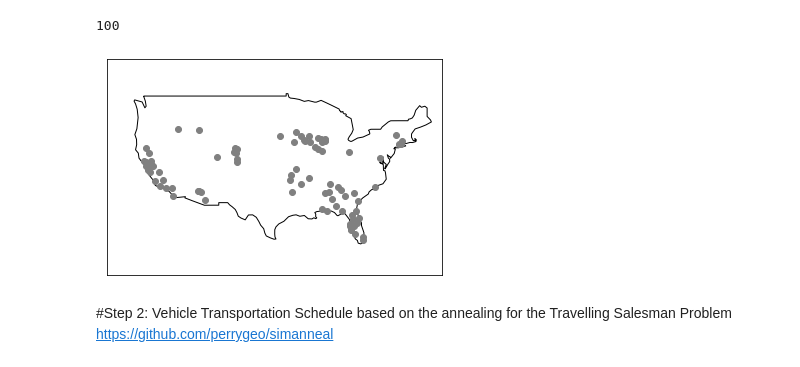
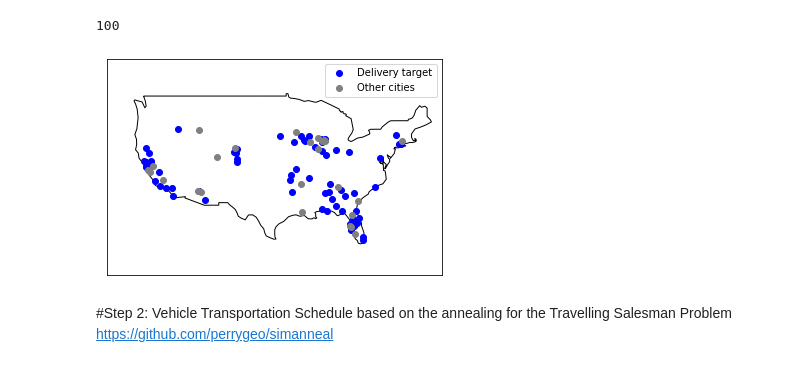
Before and after one commit to VGGatGitHub/Quantum-Chain, a Jupyter notebook: Vaccine_Distribution.ipynb, the cells around one changed output. Drawn from its saved outputs; the diff is of its cells as text; code cells hidden in the pictures.

```diff
--- a/Vaccine_Distribution.ipynb
+++ b/Vaccine_Distribution.ipynb
@@ -166,6 +202,47 @@ def plot_map(cities,*arg,**kwarg):
     ax.set_aspect(1.2)
 
     plt.show()
+# %%
+def plot_map2(cities, open_cities, closed_cities):
+
+    data_list=[[key, cities[key][0], cities[key][1]] for key in cities.keys()]
+    df = pd.DataFrame(data_list)
+    #City,Latitude,Longitude
+    df.columns=['City','Latitude','Longitude']
+
+    data_list=[[city, cities[city][0], cities[city][1]] for city in open_cities]
+    df_open = pd.DataFrame(data_list)
+    df_open.columns = ['City','Latitude','Longitude']
+
+    data_list=[[city, cities[city][0], cities[city][1]] for city in closed_cities]
+    df_closed = pd.DataFrame(data_list)
+    df_closed.columns = ['City','Latitude','Longitude']
+
+    gdf_open = geopandas.GeoDataFrame(
+        df_open, geometry=geopandas.points_from_xy(df_open.Longitude, df_open.Latitude))
+    gdf_closed = geopandas.GeoDataFrame(
+        df_closed, geometry=geopandas.points_from_xy(df_closed.Longitude, df_closed.Latitude))
+
+    world = geopandas.read_file(
+        geopandas.datasets.get_path('naturalearth_lowres'))
+
+    # We restrict to South America.
+    ax = world[world.name == 'United States of America'].plot(
+        color='white', edgecolor='black')
+
+    # We can now plot our ``GeoDataFrame``
+    gdf_open.plot(ax=ax, color='blue')
+    gdf_closed.plot(ax=ax, color='gray')
+
+    ax.set_xlim(xmin=-130, xmax=-65)
+    ax.set_ylim(ymin=20, ymax=55)
+    ax.set_yticks([])
+    ax.set_xticks([])
+    ax.set_aspect(1.2)
+
+    ax.legend(['Delivery target', 'Other cities'])
+
+    plt.show()
 # %% [markdown]
 #Step1: Optimize the distribution impact
 # %%
@@ -273,10 +350,10 @@ for (i,city) in enumerate(df0["City"]):
   for (j,city_ascii) in enumerate(uscities["city_ascii"]):
     if city in cities and city==city_ascii and df0["State"][i][1:]==uscities["state_id"][j]:
       my_cities[city]=(uscities["lat"][j],uscities["lng"][j])
-# %%
-plot_map(my_cities)
-# %% [output]
-[figure, removed]
+# %%
+plot_map2(my_cities,solution[0]['open_cities'],solution[0]['closed_cities'])
+# %% [output]
+[figure, added]
 # %% [markdown]
 #Step 2: Vehicle Transportation Schedule
 based on the annealing for the Travelling Salesman Problem
```
Also changed, not shown: parts of 17 cells of this notebook.
